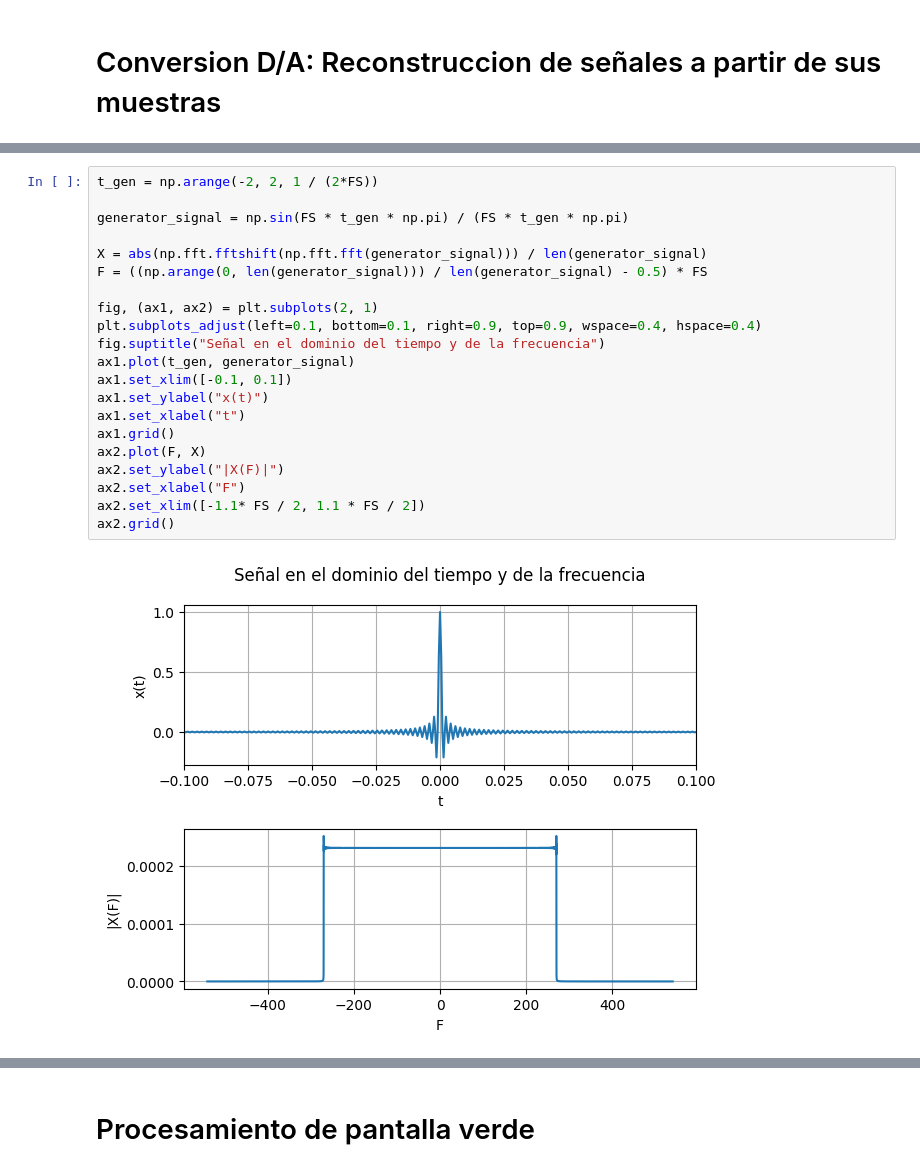
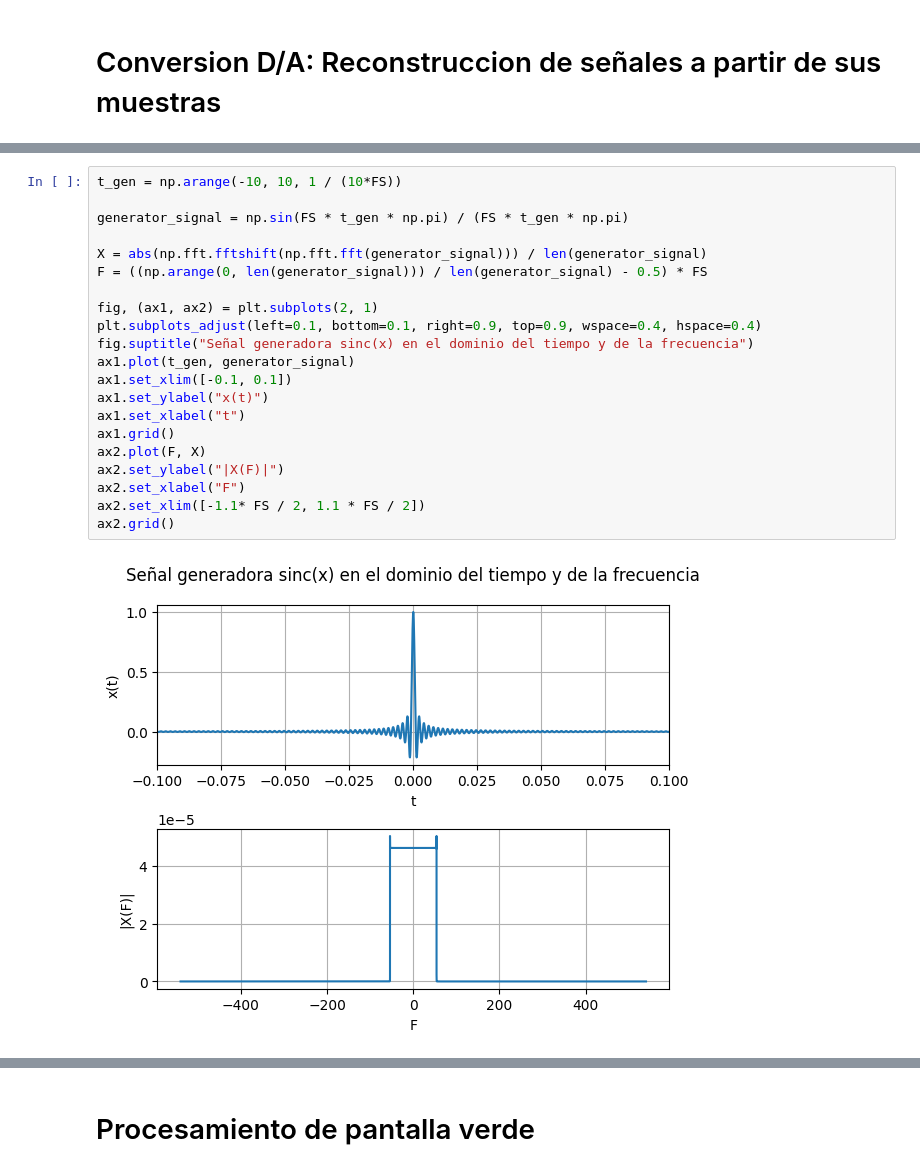
Before and after one commit to andresosorios23/digital_signal_processing, a Jupyter notebook: task_1/task.ipynb, the cells around one changed output, grey strips where cells are left out. Saved outputs shown, nothing was run; the diff lists cells and outputs as text.

```diff
--- a/task_1/task.ipynb
+++ b/task_1/task.ipynb
@@ -97,26 +176,26 @@ ax2.grid()
 # %%
-t_gen = np.arange(-2, 2, 1 / (2*FS))
+t_gen = np.arange(-10, 10, 1 / (10*FS))
 
 generator_signal = np.sin(FS * t_gen * np.pi) / (FS * t_gen * np.pi)
 
 X = abs(np.fft.fftshift(np.fft.fft(generator_signal))) / len(generator_signal)
 F = ((np.arange(0, len(generator_signal))) / len(generator_signal) - 0.5) * FS
 
 fig, (ax1, ax2) = plt.subplots(2, 1)
 plt.subplots_adjust(left=0.1, bottom=0.1, right=0.9, top=0.9, wspace=0.4, hspace=0.4)
-fig.suptitle("Señal en el dominio del tiempo y de la frecuencia")
+fig.suptitle("Señal generadora sinc(x) en el dominio del tiempo y de la frecuencia")
 ax1.plot(t_gen, generator_signal)
 ax1.set_xlim([-0.1, 0.1])
 ax1.set_ylabel("x(t)")
 ax1.set_xlabel("t")
 ax1.grid()
 ax2.plot(F, X)
 ax2.set_ylabel("|X(F)|")
 ax2.set_xlabel("F")
 ax2.set_xlim([-1.1* FS / 2, 1.1 * FS / 2])
 ax2.grid()
 # %% [output]
-[figure, old version]
+[figure, new version]
 # %%
 x_reconstructed = []
 t_rec = np.arange(0, 1, 1 / (10*FS))
```
Also changed, not shown: parts of 21 cells of this notebook, 1 other file.
